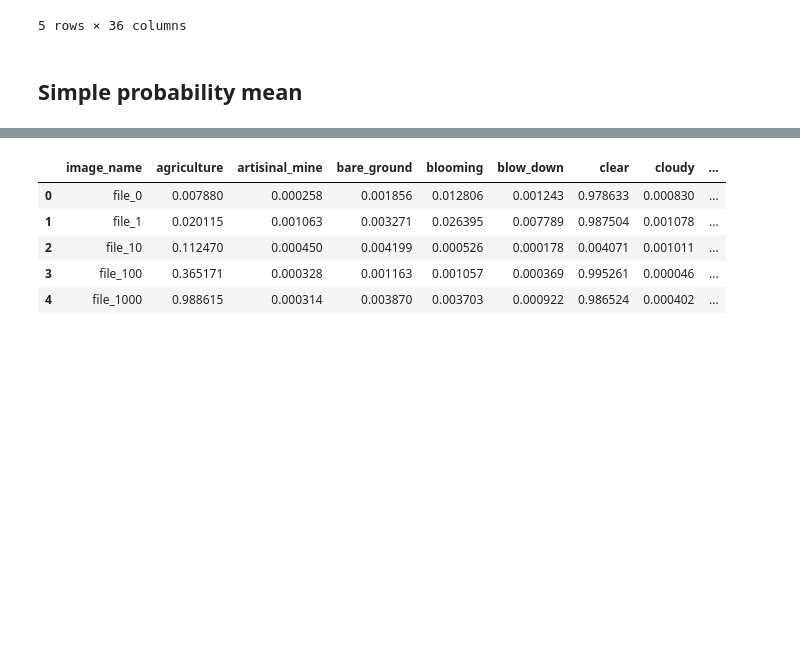
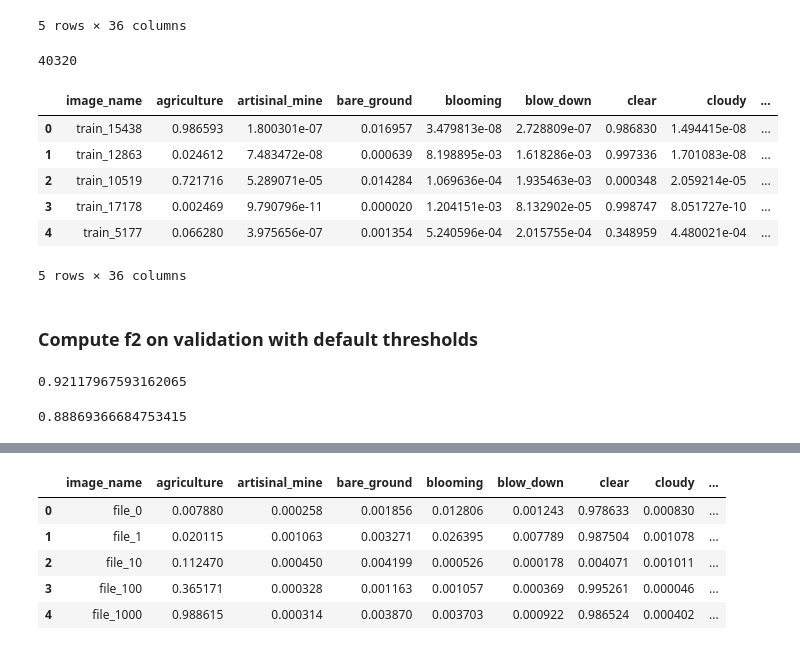
Before and after one commit to vfdev-5/planet_amazon_rainforest, a Jupyter notebook: notebooks/predictions_blender.ipynb, the cells around one changed output, grey strips where cells are left out. Saved outputs shown, nothing was run; the diff lists cells and outputs as text; code cells hidden in the pictures; blank space fills up the shorter version.

Commit message:
*[WIP] Update predictions blender

```diff
--- a/notebooks/predictions_blender.ipynb
+++ b/notebooks/predictions_blender.ipynb
@@ -72,5 +80,15 @@ val_predictions_df.head()
 | 3 | train_31735 | 0.084816 | 0.001532 | 0.013537 | 0.010144 | 0.014883 | 0.633817 | 0.002344 | ... |
 | 4 | train_320 | 0.106061 | 0.001101 | 0.004905 | 0.004541 | 0.001737 | 0.000195 | 0.000810 | ... |
 5 rows × 36 columns
-# %% [markdown]
-## Simple probability mean
+# %%
+print(len(val_predictions_squeezenet_df))
+val_predictions_squeezenet_df.head()
+# %% [output]
+40320
+|  | image_name | agriculture | artisinal_mine | bare_ground | blooming | blow_down | clear | cloudy | ... |
+| 0 | train_15438 | 0.986593 | 1.800301e-07 | 0.016957 | 3.479813e-08 | 2.728809e-07 | 0.986830 | 1.494415e-08 | ... |
+| 1 | train_12863 | 0.024612 | 7.483472e-08 | 0.000639 | 8.198895e-03 | 1.618286e-03 | 0.997336 | 1.701083e-08 | ... |
+| 2 | train_10519 | 0.721716 | 5.289071e-05 | 0.014284 | 1.069636e-04 | 1.935463e-03 | 0.000348 | 2.059214e-05 | ... |
+| 3 | train_17178 | 0.002469 | 9.790796e-11 | 0.000020 | 1.204151e-03 | 8.132902e-05 | 0.998747 | 8.051727e-10 | ... |
+| 4 | train_5177 | 0.066280 | 3.975656e-07 | 0.001354 | 5.240596e-04 | 2.015755e-04 | 0.348959 | 4.480021e-04 | ... |
+5 rows × 36 columns
@@ -76,0 +138,2 @@ val_predictions_df.head()
+# %% [markdown]
+### Compute f2 on validation with default thresholds
@@ -76,0 +142,12 @@ val_predictions_df.head()
+# %%
+y_true = val_predictions_squeezenet_df[target_tags].values
+y_preds = (val_predictions_squeezenet_df[unique_tags].values > 0.15).astype(np.uint8)
+score(y_true, y_preds)
+# %% [output]
+0.92117967593162065
+# %%
+y_true = val_predictions_resnet_df[target_tags].values
+y_preds = (val_predictions_resnet_df[unique_tags].values > 0.5).astype(np.uint8)
+score(y_true, y_preds)
+# %% [output]
+0.88869366684753415
```
Also changed, not shown: parts of 40 cells of this notebook.
